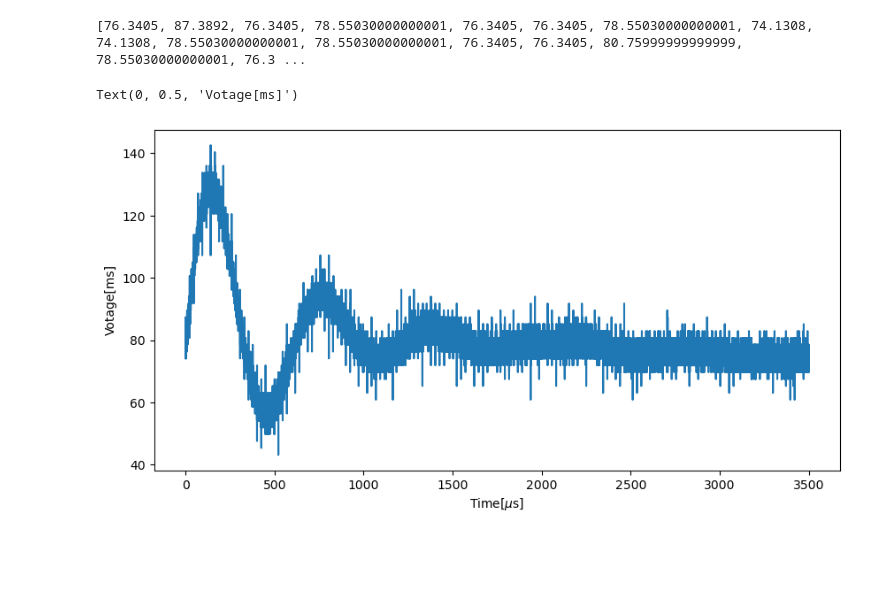
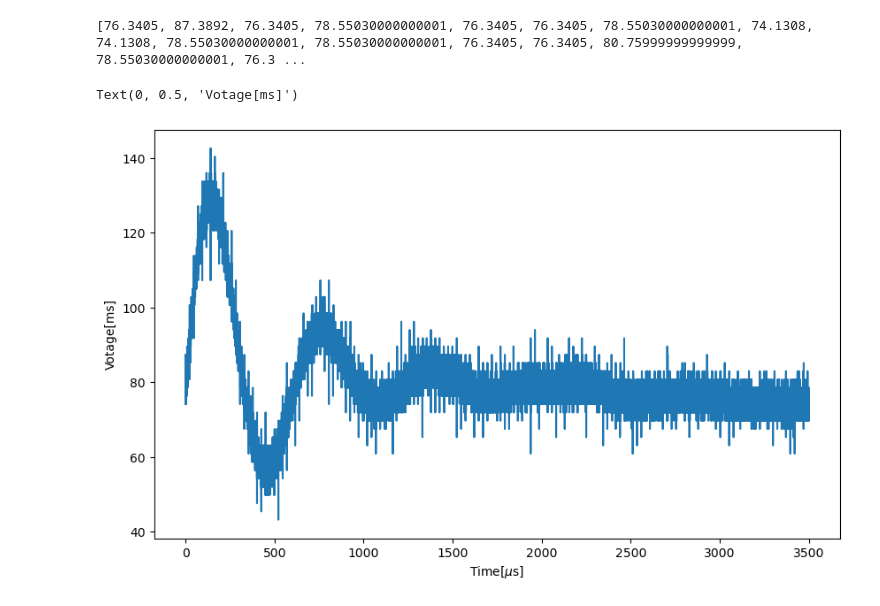
Before and after one commit to JiPang22/oscilloscope, a Jupyter notebook: aa.ipynb, the cells around one changed output. Drawn from its saved outputs; the diff is of its cells as text; code cells hidden in the pictures; blank space fills up the shorter version.

```diff
--- a/aa.ipynb
+++ b/aa.ipynb
@@ -35,10 +33,10 @@ print(voltage_list)
 [76.3405, 87.3892, 76.3405, 78.55030000000001, 76.3405, 76.3405, 78.55030000000001, 74.1308, 74.1308, 78.55030000000001, 78.55030000000001, 76.3405, 76.3405, 80.75999999999999, 78.55030000000001, 76.3 ...
 # %%
 import matplotlib.pyplot as plt
-plt.figure(figsize=(10,5))
+plt.figure(figsize=(10,6))
 plt.plot(time_list,voltage_list)
 plt.xlabel(r'Time[$\mu$s]')
 plt.ylabel(r'Votage[ms]')
 # %% [output]
 Text(0, 0.5, 'Votage[ms]')
-[figure, old version]
+[figure, new version]
```
Also changed, not shown: parts of 2 cells of this notebook.
